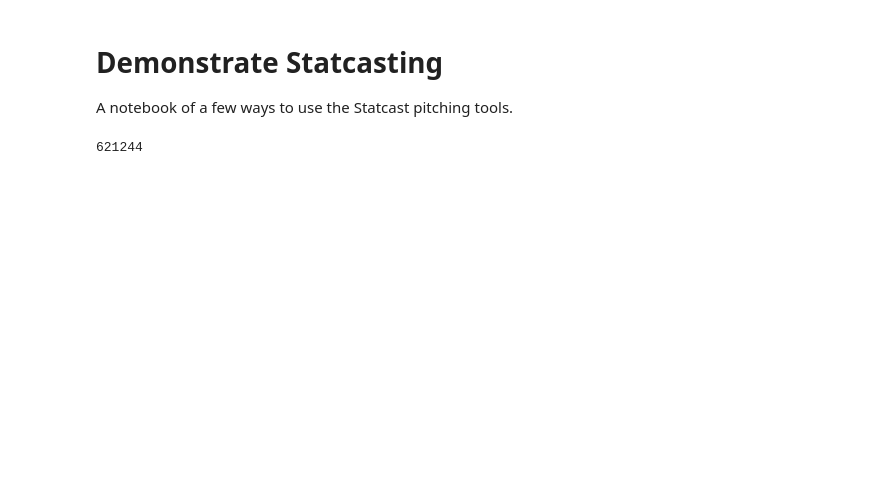
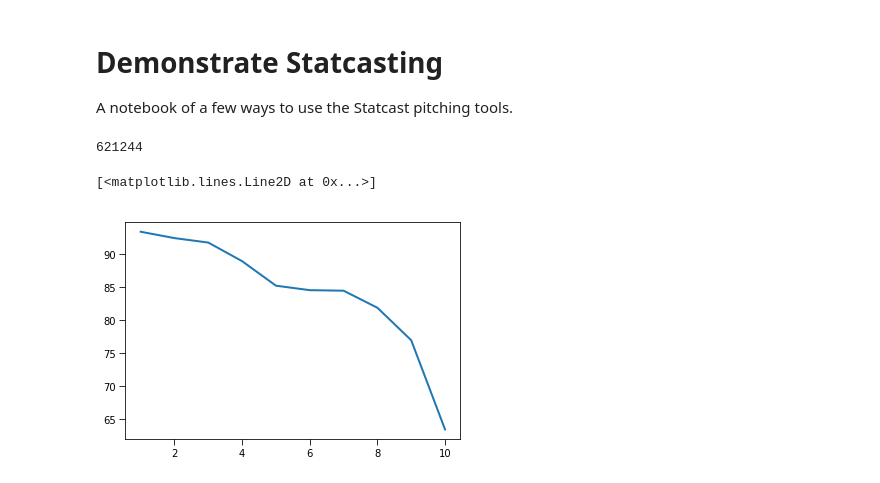
Before and after one commit to fantasy-toolz/StatcastPitching2020, a Jupyter notebook: StatcastDemo.ipynb, the cells around one changed output. Cells and saved outputs as stored; diff of their text form; code cells hidden in the pictures; blank space fills up the shorter version.

```diff
--- a/StatcastDemo.ipynb
+++ b/StatcastDemo.ipynb
@@ -43,12 +43,16 @@ print(PlayerDict['Jose Berrios'])
 621244
 # %%
 
-check_players = ['Jose Berrios','Zack Greinke']
 
+check_players = ['Shane Bieber','Jose Berrios','Zack Greinke','Gerrit Cole','James Paxton']
+
+#check_players = list(PlayerDict.keys())[1:100]
 save = True
 
 verbose=False
-BPDict = {}
+#BPDict = {}
+year = '2019'
+BPDict[year] = {}
 
 for pindx,pnumber in enumerate(check_players):
 
@@ -56,8 +60,32 @@ for pindx,pnumber in enumerate(check_players):
 
     link = 'https://baseballsavant.mlb.com/statcast_search/csv?all=true&hfPT=&hfAB=&hfBBT=&hfPR=&hfZ=&stadium=&hfBBL=&hfNewZones=&hfGT=R%7C&hfC=&hfSea='+year+'%7C&hfSit=&player_type=pitcher&hfOuts=&opponent=&pitcher_throws=&batter_stands=&hfSA=&game_date_gt=&game_date_lt=&hfInfield=&team=&position=&hfOutfield=&hfRO=&home_road=&hfFlag=&hfPull=&pitchers_lookup%5B%5D='+str(PlayerDict[pnumber])+'&metric_1=&hfInn=&min_pitches=0&min_results=0&group_by=name&sort_col=pitches&player_event_sort=h_launch_speed&sort_order=desc&min_pas=0&type=details&'
 
-    BPDict[pnumber] = pd.read_csv(link, low_memory=False)
+    BPDict[year][pnumber] = pd.read_csv(link, low_memory=False)
 
     if save:
-        BPDict[pnumber].to_csv('data/'+pnumber.replace(" ","")+'_'+year+'.csv',index=False,encoding='utf-8')
+        BPDict[year][pnumber].to_csv('data/'+pnumber.replace(" ","")+'_'+year+'.csv',index=False,encoding='utf-8')
+# %%
+pitches = np.array(['FF', 'FT','SI', 'FC','FS','CH' , 'SL', 'KC','CU',  'EP' ])
+totvel = np.zeros(pitches.size)
+numvel = np.zeros(pitches.size)
+
+year = '2019'
+
+for indx in range(0,99):
+    #print(indx)
+    plr = check_players[indx]
+    data = []
+    #for pitch in pitches[(-1.*pitches_sorted).argsort()]:
+    for ipitch,pitch in enumerate(pitches):
+        speeds = np.array(BPDict[year][plr]['release_speed'])
+        ptypes = BPDict[year][plr]['pitch_type']
+        agreed = np.where(ptypes == pitch)[0]
+        totvel[ipitch] += np.nansum(speeds[agreed])
+        numvel[ipitch] += len(agreed)
+
+
+plt.plot(np.cumsum(np.ones(pitches.size)),totvel/numvel)
+# %% [output]
+[<matplotlib.lines.Line2D at 0x...>]
+[figure, added]
 # %%
```
Also changed, not shown: parts of 13 cells of this notebook, 13 other files.
